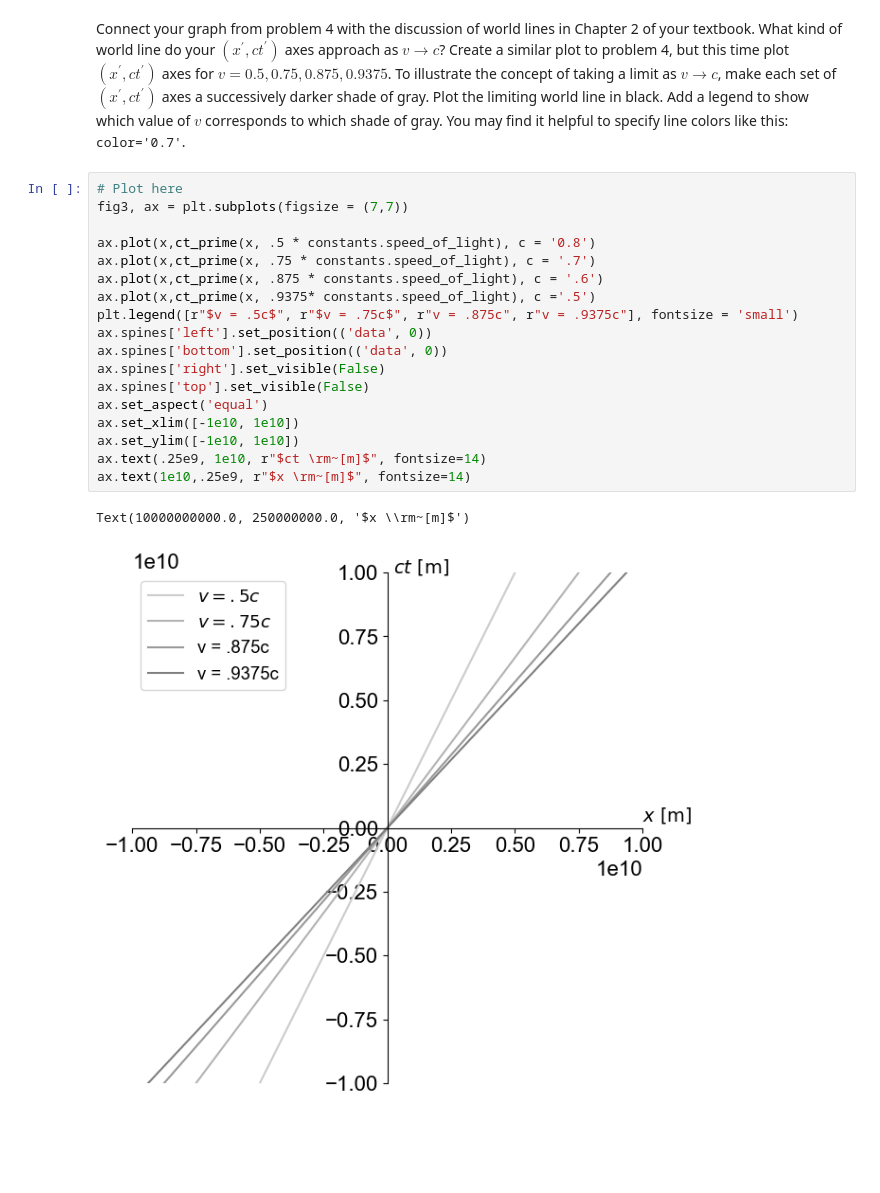
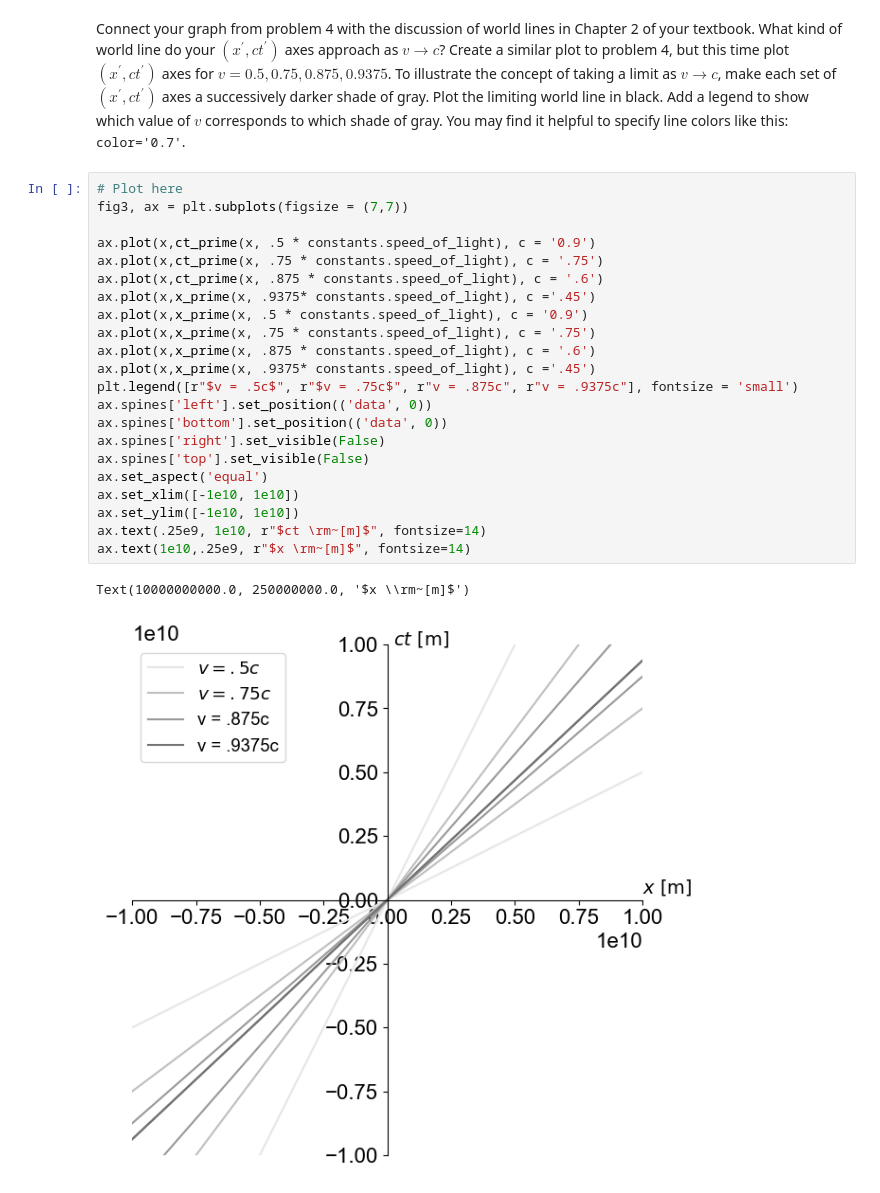
Before and after one commit to CBrown345/PHYS309, a Jupyter notebook: assignment2_spring2025.ipynb, the cells around one changed output. Cells and saved outputs as stored; diff of their text form; blank space fills up the shorter version.

```diff
--- a/assignment2_spring2025.ipynb
+++ b/assignment2_spring2025.ipynb
@@ -104,21 +104,25 @@ Connect your graph from problem 4 with the discussion of world lines in Chapter
 # %%
 # Plot here
 fig3, ax = plt.subplots(figsize = (7,7))
 
-ax.plot(x,ct_prime(x, .5 * constants.speed_of_light), c = '0.8')
-ax.plot(x,ct_prime(x, .75 * constants.speed_of_light), c = '.7')
+ax.plot(x,ct_prime(x, .5 * constants.speed_of_light), c = '0.9')
+ax.plot(x,ct_prime(x, .75 * constants.speed_of_light), c = '.75')
 ax.plot(x,ct_prime(x, .875 * constants.speed_of_light), c = '.6')
-ax.plot(x,ct_prime(x, .9375* constants.speed_of_light), c ='.5')
+ax.plot(x,x_prime(x, .9375* constants.speed_of_light), c ='.45')
+ax.plot(x,x_prime(x, .5 * constants.speed_of_light), c = '0.9')
+ax.plot(x,x_prime(x, .75 * constants.speed_of_light), c = '.75')
+ax.plot(x,x_prime(x, .875 * constants.speed_of_light), c = '.6')
+ax.plot(x,x_prime(x, .9375* constants.speed_of_light), c ='.45')
 plt.legend([r"$v = .5c$", r"$v = .75c$", r"v = .875c", r"v = .9375c"], fontsize = 'small')
 ax.spines['left'].set_position(('data', 0))
 ax.spines['bottom'].set_position(('data', 0))
 ax.spines['right'].set_visible(False)
 ax.spines['top'].set_visible(False)
 ax.set_aspect('equal')
 ax.set_xlim([-1e10, 1e10])
 ax.set_ylim([-1e10, 1e10])
 ax.text(.25e9, 1e10, r"$ct \rm~[m]$", fontsize=14)
 ax.text(1e10,.25e9, r"$x \rm~[m]$", fontsize=14)
 # %% [output]
 Text(10000000000.0, 250000000.0, '$x \\rm~[m]$')
-[figure, old version]
+[figure, new version]
```
